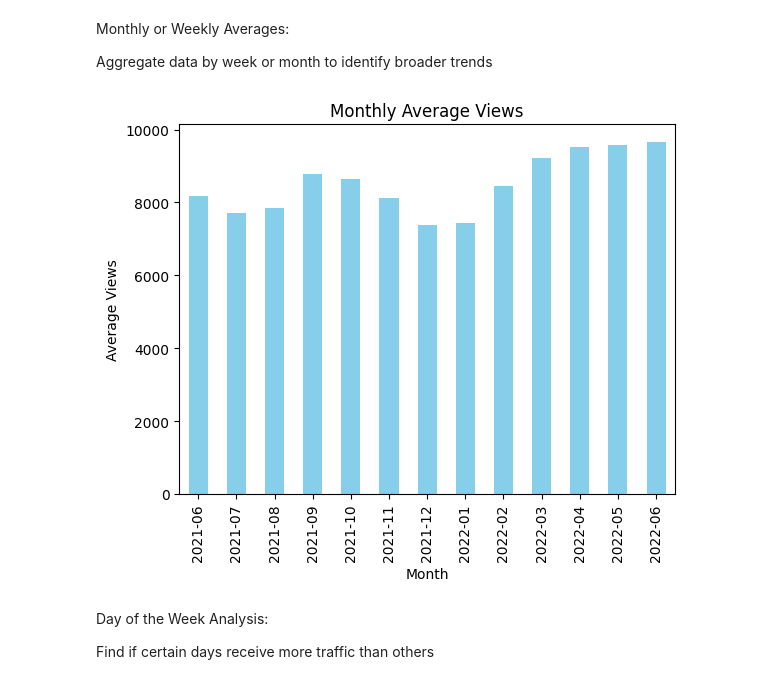
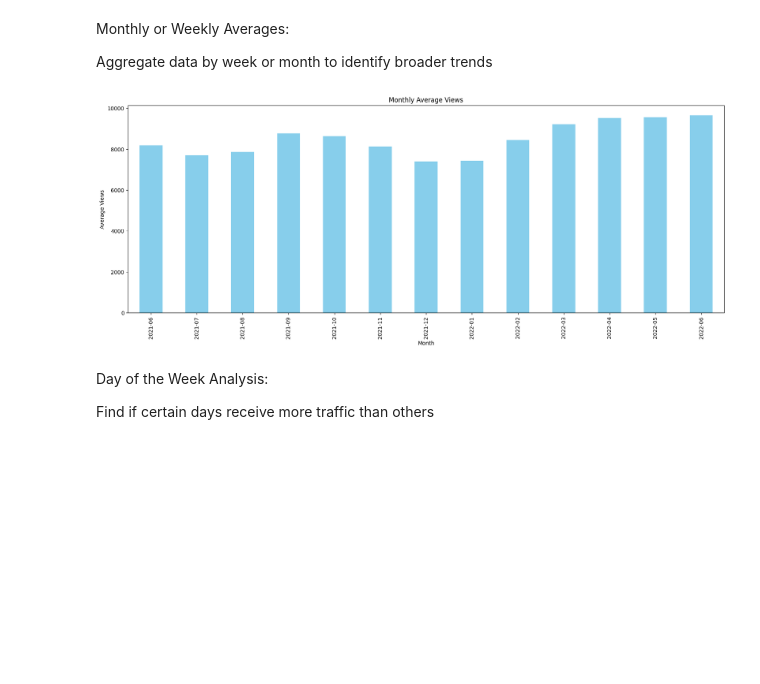
Before and after one commit to MrRezamo/Website-Traffic-Forecasting, a Jupyter notebook: Project/Main.ipynb, the cells around one changed output. Saved outputs shown, nothing was run; the diff lists cells and outputs as text; code cells hidden in the pictures; blank space fills up the shorter version.

```diff
--- a/Project/Main.ipynb
+++ b/Project/Main.ipynb
@@ -66,16 +66,16 @@ Aggregate data by week or month to identify broader trends
 # %%
 data['Month'] = data['Date'].dt.to_period('M')
 monthly_avg = data.groupby('Month')['Views'].mean()
 
-plt.Figure(figsize=(20,7))
+plt.figure(figsize=(20, 7))
 
 monthly_avg.plot(kind='bar', color='skyblue')
 plt.xlabel('Month')
 plt.ylabel('Average Views')
 plt.title('Monthly Average Views')
 plt.show()
 # %% [output]
-[figure, old version]
+[figure, new version]
 # %% [markdown]
 Day of the Week Analysis:
 
```
Also changed, not shown: parts of 15 cells of this notebook.
